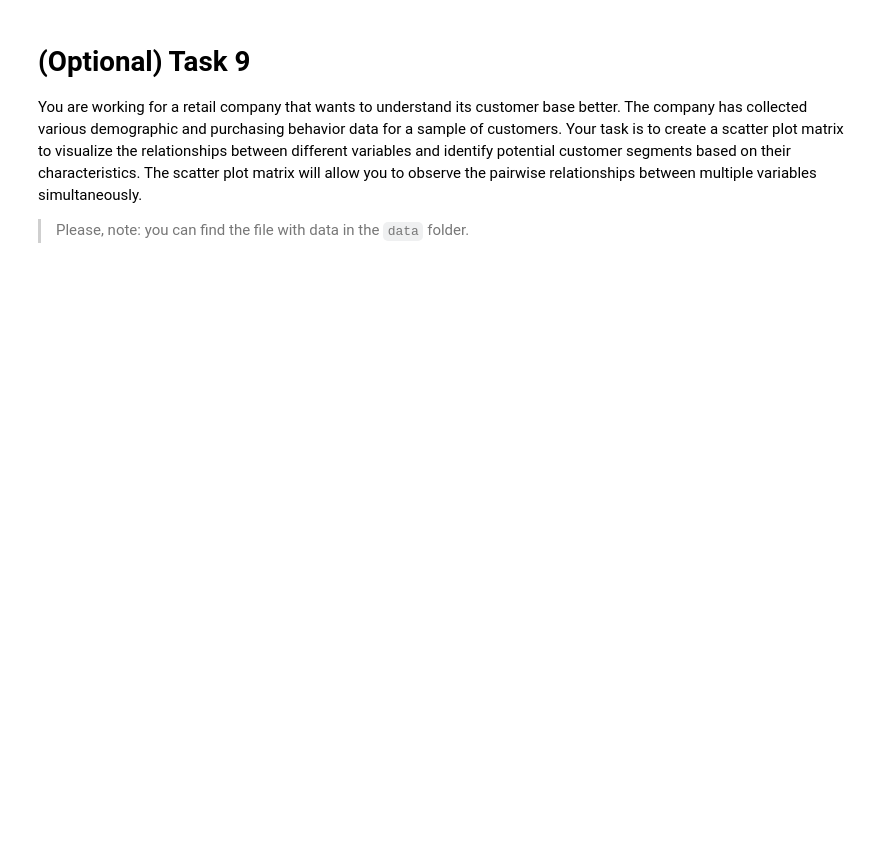
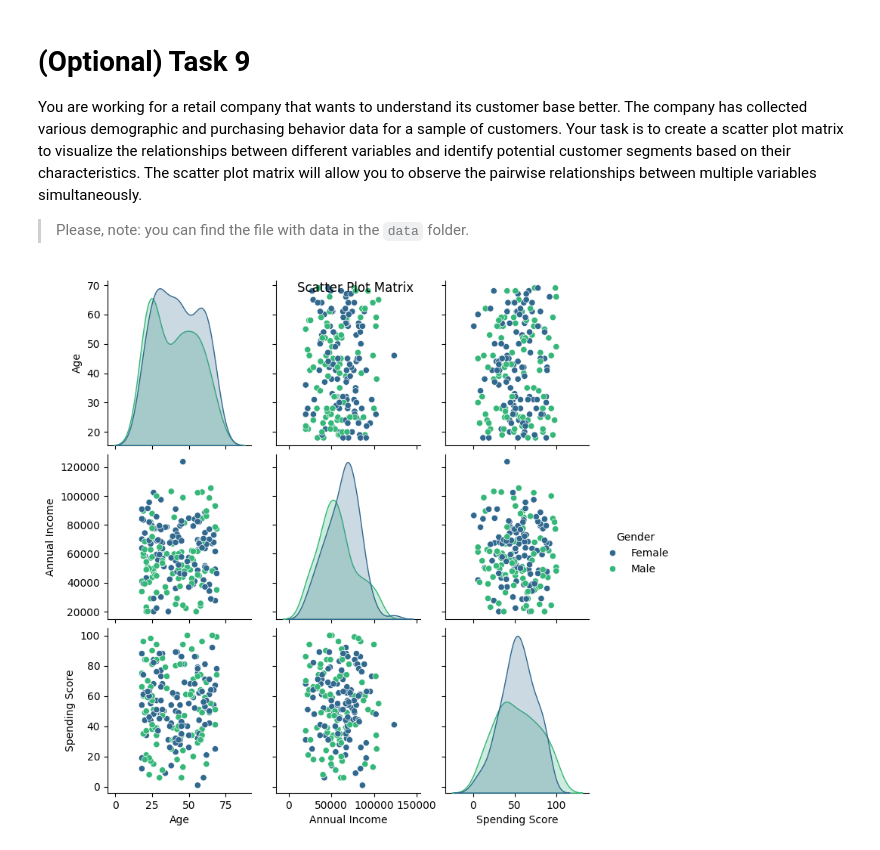
Before and after one commit to mate-academy/py-matplotlib, a Jupyter notebook: app/matplotlib.ipynb, the cells around one changed output. Drawn from its saved outputs; the diff is of its cells as text; code cells hidden in the pictures; blank space fills up the shorter version.

```diff
--- a/app/matplotlib.ipynb
+++ b/app/matplotlib.ipynb
@@ -211,0 +224,27 @@ You are working for a retail company that wants to understand its customer base
+# %%
+import seaborn as sns
+np.random.seed(42)
+num_customers = 200
+ages = np.random.randint(18, 70, num_customers)
+annual_incomes = np.random.normal(60000, 20000, num_customers)
+annual_incomes = np.maximum(20000, annual_incomes).astype(int)
+genders = np.random.choice(["Male", "Female"], num_customers, p=[0.48, 0.52])
+
+spending_scores = np.random.normal(50, 20, num_customers)
+spending_scores = np.clip(spending_scores, 1, 100).astype(int)
+
+customer_data = pd.DataFrame({
+    "Age": ages,
+    "Annual Income": annual_incomes,
+    "Spending Score": spending_scores,
+    "Gender": genders
+})
+
+customer_data.loc[np.random.choice(customer_data.index, 20, replace=False), "Age"] = np.random.randint(18, 30, 20)
+customer_data.loc[np.random.choice(customer_data.index, 20, replace=False), "Spending Score"] = np.random.randint(70, 100, 20)
+
+pair_plot = sns.pairplot(customer_data, hue="Gender", diag_kind="kde", palette="viridis")
+pair_plot.fig.suptitle("Scatter Plot Matrix")
+plt.show()
+# %% [output]
+[figure, added]
```
Also changed, not shown: parts of 3 cells of this notebook.
